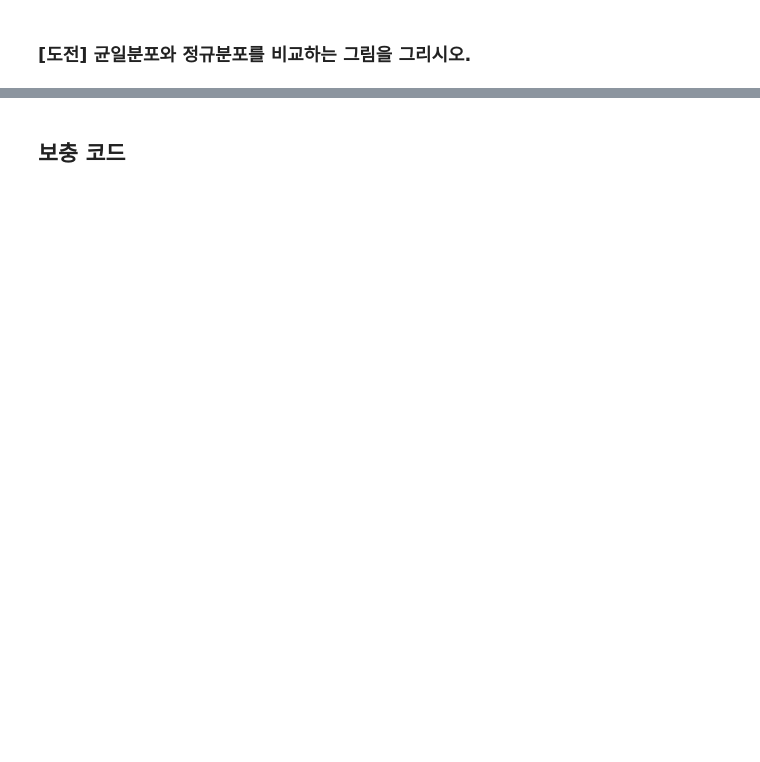
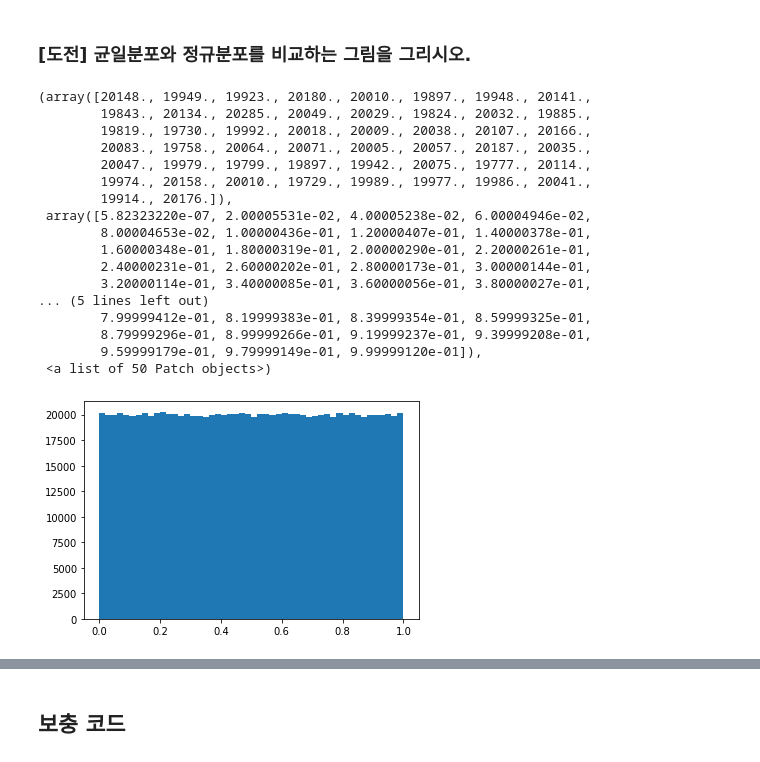
Before and after one commit to Hee0305/Biological-signal-mining, a Jupyter notebook: numpy/numpy_3_random.ipynb, the cells around one changed output, grey strips where cells are left out. Saved outputs shown, nothing was run; the diff lists cells and outputs as text; code cells hidden in the pictures; blank space fills up the shorter version.

```diff
--- a/numpy/numpy_3_random.ipynb
+++ b/numpy/numpy_3_random.ipynb
@@ -127,5 +354,24 @@ plt.hist(n1000,label=range(0,10), color='red')
 # %% [markdown]
 ### [도전] 균일분포와 정규분포를 비교하는 그림을 그리시오.
 # %%
-plt.hist(np.random.rand(1000))
+plt.hist(np.random.rand(1000000),bins=50)
+# %% [output]
+(array([20148., 19949., 19923., 20180., 20010., 19897., 19948., 20141.,
+        19843., 20134., 20285., 20049., 20029., 19824., 20032., 19885.,
+        19819., 19730., 19992., 20018., 20009., 20038., 20107., 20166.,
+        20083., 19758., 20064., 20071., 20005., 20057., 20187., 20035.,
+        20047., 19979., 19799., 19897., 19942., 20075., 19777., 20114.,
+        19974., 20158., 20010., 19729., 19989., 19977., 19986., 20041.,
+        19914., 20176.]),
+ array([5.82323220e-07, 2.00005531e-02, 4.00005238e-02, 6.00004946e-02,
+        8.00004653e-02, 1.00000436e-01, 1.20000407e-01, 1.40000378e-01,
+        1.60000348e-01, 1.80000319e-01, 2.00000290e-01, 2.20000261e-01,
+        2.40000231e-01, 2.60000202e-01, 2.80000173e-01, 3.00000144e-01,
+        3.20000114e-01, 3.40000085e-01, 3.60000056e-01, 3.80000027e-01,
+... (5 lines left out)
+        7.99999412e-01, 8.19999383e-01, 8.39999354e-01, 8.59999325e-01,
+        8.79999296e-01, 8.99999266e-01, 9.19999237e-01, 9.39999208e-01,
+        9.59999179e-01, 9.79999149e-01, 9.99999120e-01]),
+ <a list of 50 Patch objects>)
+[figure, added]
 # %%
```
Also changed, not shown: parts of 38 cells of this notebook.
